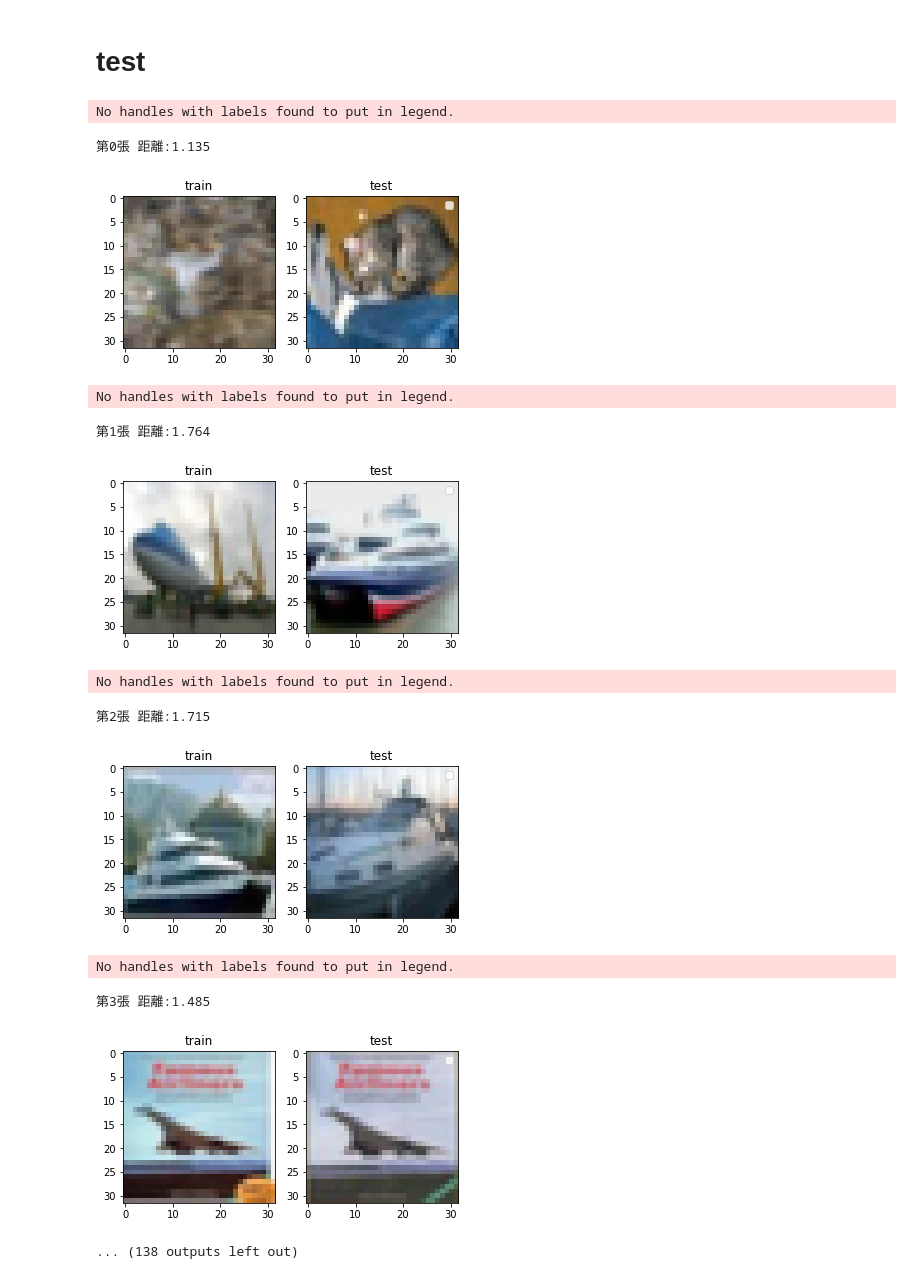
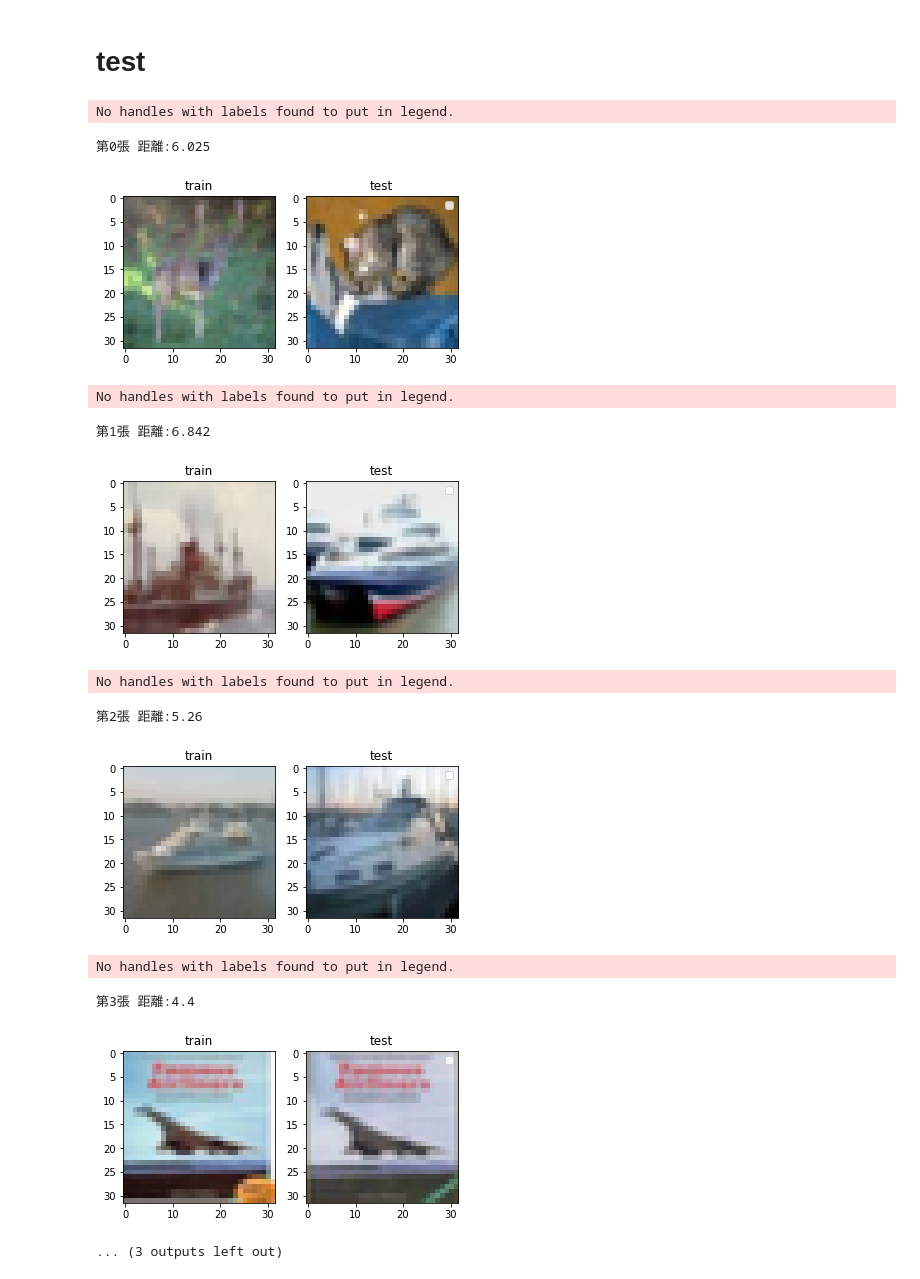
Before and after one commit to skywalker0803r/deep-learning-ian-goodfellow, a Jupyter notebook: autoencoder_knn.ipynb, the cells around one changed output. Drawn from its saved outputs; the diff is of its cells as text; code cells hidden in the pictures.

```diff
--- a/autoencoder_knn.ipynb
+++ b/autoencoder_knn.ipynb
@@ -27,7 +27,8 @@ print(x_test.shape)
 # %%
 url = 'https://gist.githubusercontent.com/skywalker0803r/e2502cb54a30f57bfb703ad9c9c8284a/raw/209a4711e3273d98792616d932adf80b3e3591b2/autoencoder_knn.py'
 exec(requests.get(url).text)
-model = autoencoder_knn(input_dim=x_train.shape[1],encoding_dim=32)
+optimizer = tf.keras.optimizers.Adam(learning_rate=0.001/20)
+model = autoencoder_knn(input_dim=x_train.shape[1],encoding_dim=256,optimizer=optimizer)
 # %% [output]
 NearestNeighbors(algorithm='ball_tree', n_neighbors=1)
 Model: "autoencoder"
@@ -49,5 +50,5 @@ None
 # %% [markdown]
 # train
 # %%
-model.train(x_train)
+model.train(x_train,epochs=100,batch_size=128)
 # %% [output]
@@ -75,31 +73,31 @@ Epoch 10/10
 # %% [markdown]
 # test
 # %%
-n = 50
+n = 5
 distance,index = model.predict(x_test[:n].reshape(n,-1))
 for i in range(n):
   print(f'第{i}張 距離:{round(distance[i][0],3)}')
   plt.figure()
   plt.subplot(1,2,1)
   plt.title('train')
   plt.imshow(x_train[index[i][0]].reshape(32,32,3))
   plt.subplot(1,2,2)
   plt.title('test')
   plt.imshow(x_test[i].reshape(32,32,3))
   plt.legend()
   plt.show()
 # %% [output]
 No handles with labels found to put in legend.
-第0張 距離:1.135
+第0張 距離:6.025
-[figure, old version]
+[figure, new version]
 No handles with labels found to put in legend.
-第1張 距離:1.764
+第1張 距離:6.842
-[figure, old version]
+[figure, new version]
 No handles with labels found to put in legend.
-第2張 距離:1.715
+第2張 距離:5.26
-[figure, old version]
+[figure, new version]
 No handles with labels found to put in legend.
-第3張 距離:1.485
+第3張 距離:4.4
 [figure]
-... (138 outputs left out)
+... (3 outputs left out)
 # %%
```
Also changed, not shown: parts of 4 cells of this notebook.
